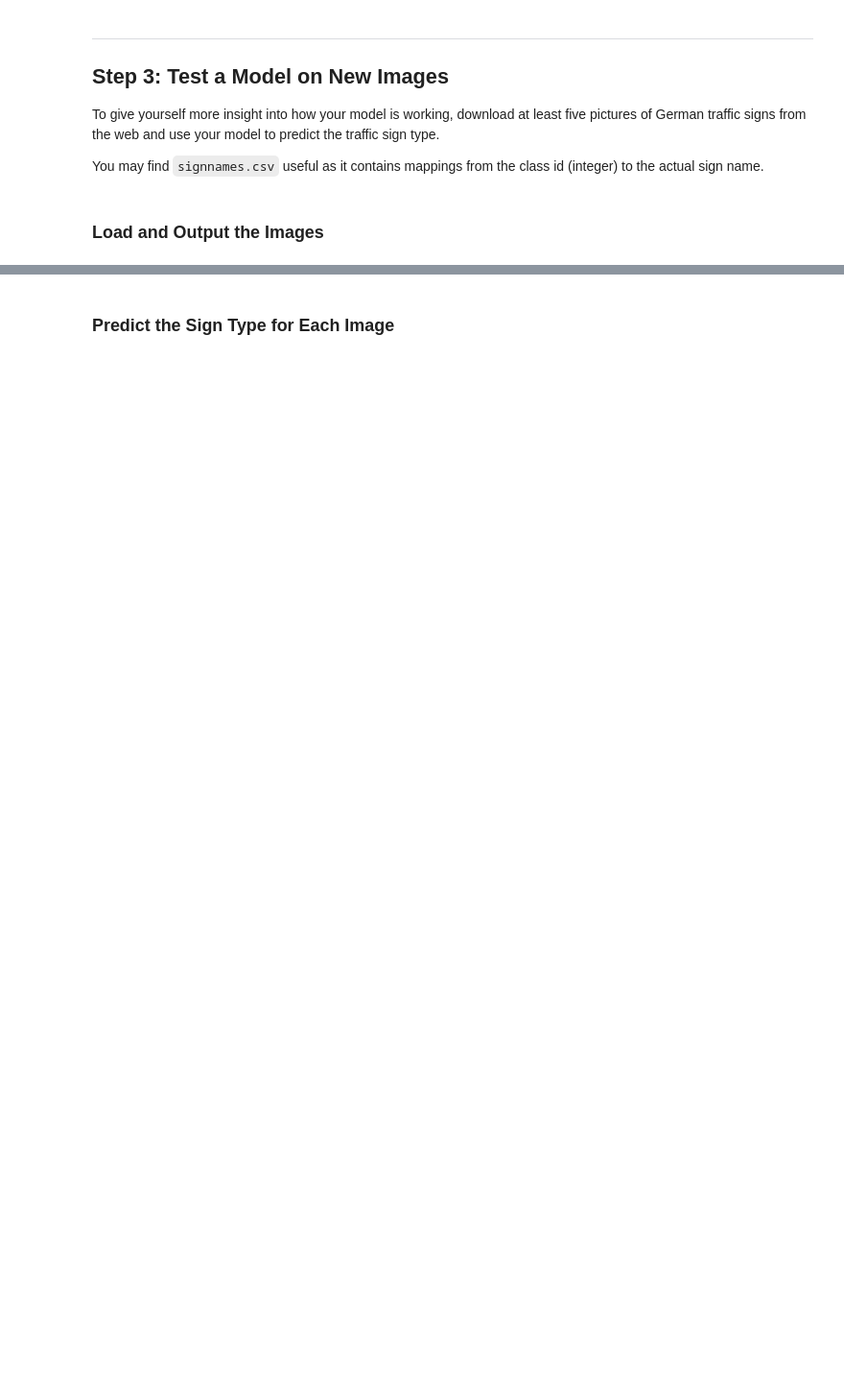
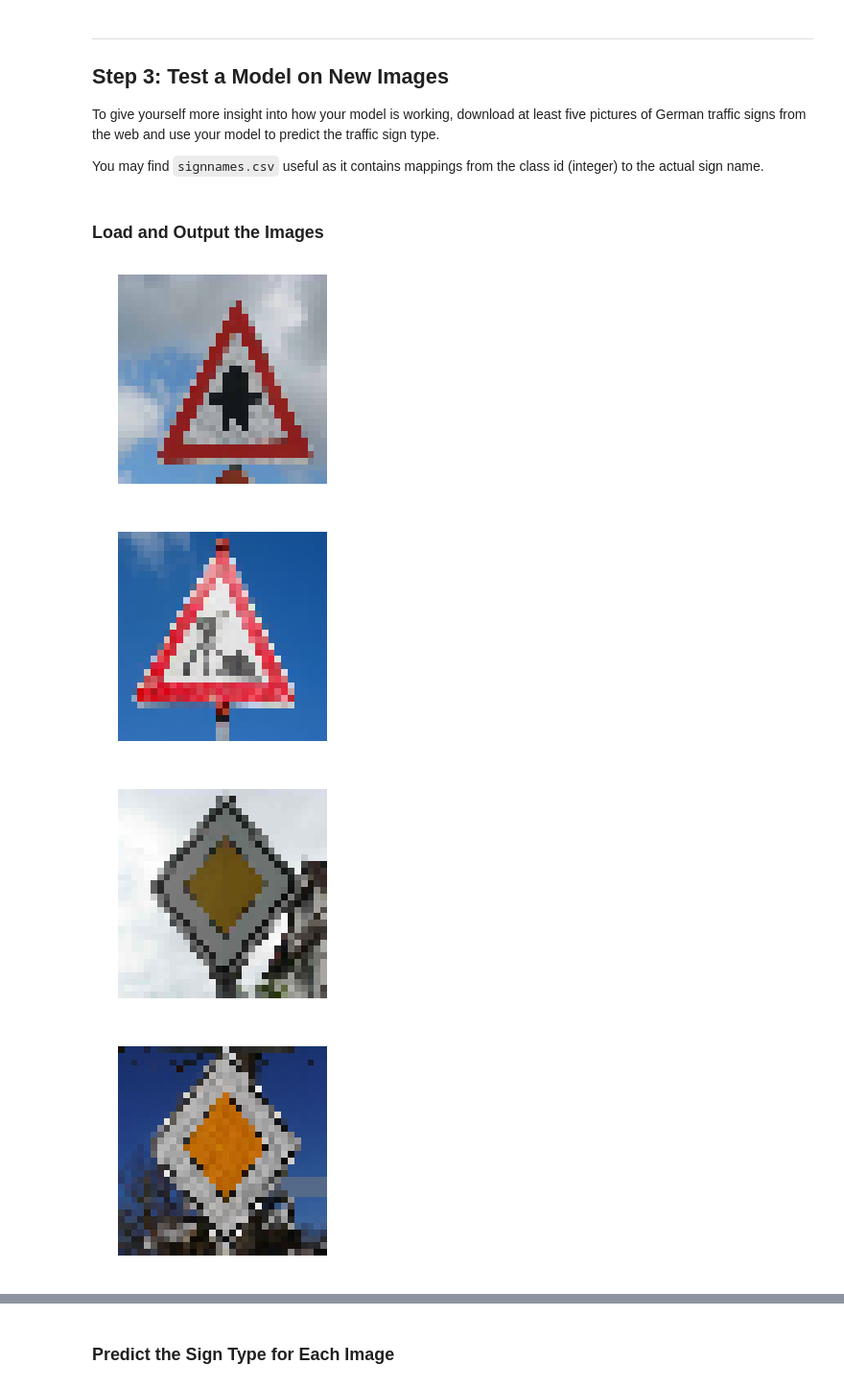
Before and after one commit to khoa-ho/traffic-sign-classifier, a Jupyter notebook: Traffic_Sign_Classifier.ipynb, the cells around one changed output, grey strips where cells are left out. Shown: that part at 96% size. Cells and saved outputs as stored; diff of their text form; code cells hidden in the pictures; blank space fills up the shorter version.

```diff
--- a/Traffic_Sign_Classifier.ipynb
+++ b/Traffic_Sign_Classifier.ipynb
@@ -320,0 +319,16 @@ You may find `signnames.csv` useful as it contains mappings from the class id (i
+# %%
+load_path = "test_images"
+test_images = []
+
+for img_name in os.listdir("test_images/"):
+    img = mpimg.imread(os.path.join(load_path, img_name))
+    img_resized = resize(img, (32, 32))
+    test_images.append(img_resized)
+    plt.figure()
+    plt.imshow(img_resized)
+    plt.axis('off')
+# %% [output]
+[figure, added]
+[figure, added]
+[figure, added]
+[figure, added]
```
Also changed, not shown: parts of 26 cells of this notebook, 1 other file.
